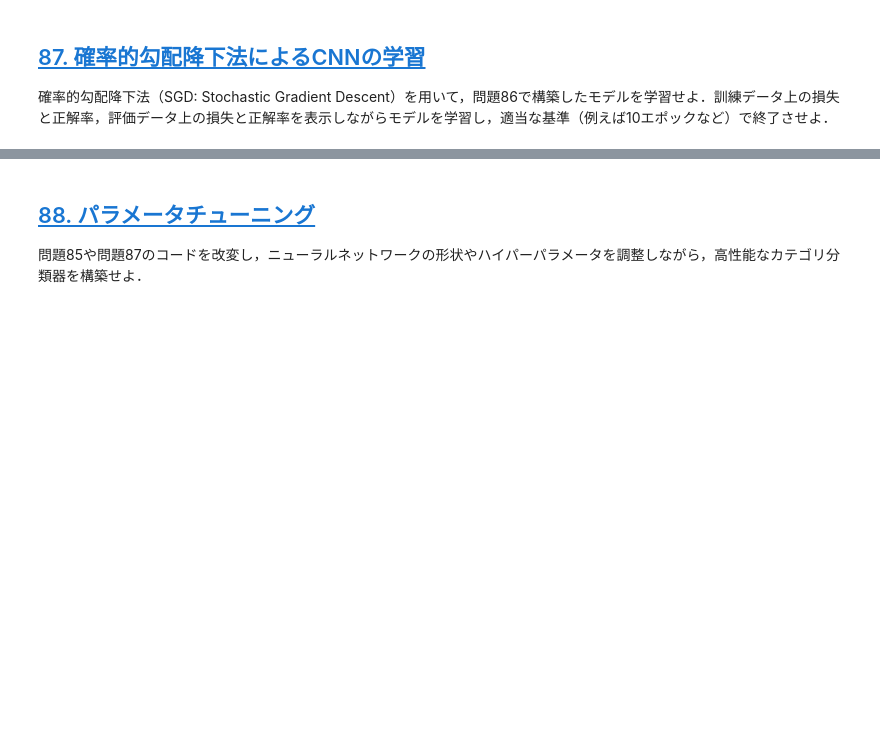
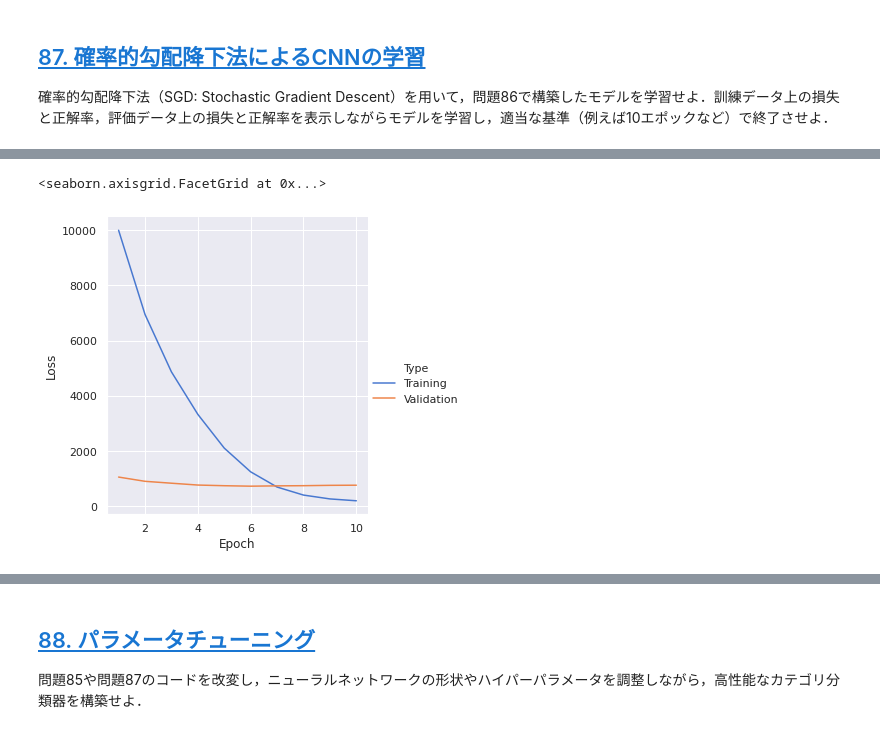
Before and after one commit to infhyroyage/PracticeNLP100Knocks2020, a Jupyter notebook: Chapter09.ipynb, the cells around one changed output, grey strips where cells are left out. Cells and saved outputs as stored; diff of their text form; code cells hidden in the pictures; blank space fills up the shorter version.

```diff
--- a/Chapter09.ipynb
+++ b/Chapter09.ipynb
@@ -734,0 +770,8 @@ $$
+# %%
+network86 = Network86()
+# %%
+for x_in, _ in torch.utils.data.DataLoader(dataset81_test, batch_size=1):
+    x_out = network86(x_in)
+    y = torch.exp(x_out)
+    print(y)
+    break
@@ -737,0 +791,9 @@ $$
+# %%
+network87, epoch, batch_size, lr = Network86().to(device), 10, 32, 0.05
+loader87_train = torch.utils.data.DataLoader(dataset81_train,
+                                             batch_size=batch_size,
+                                             collate_fn=news_aggregator_collate_fn,
+                                             shuffle=True)
+loader87_valid = torch.utils.data.DataLoader(dataset81_valid,
+                                             batch_size=1,
+                                             shuffle=True)
@@ -737,0 +862,9 @@ $$
+# %%
+sns.relplot(x="Epoch",
+            y="Loss",
+            hue="Type",
+            kind="line",
+            data=pd.DataFrame(result87))
+# %% [output]
+<seaborn.axisgrid.FacetGrid at 0x...>
+[figure, added]
```
Also changed, not shown: parts of 6 cells of this notebook.
